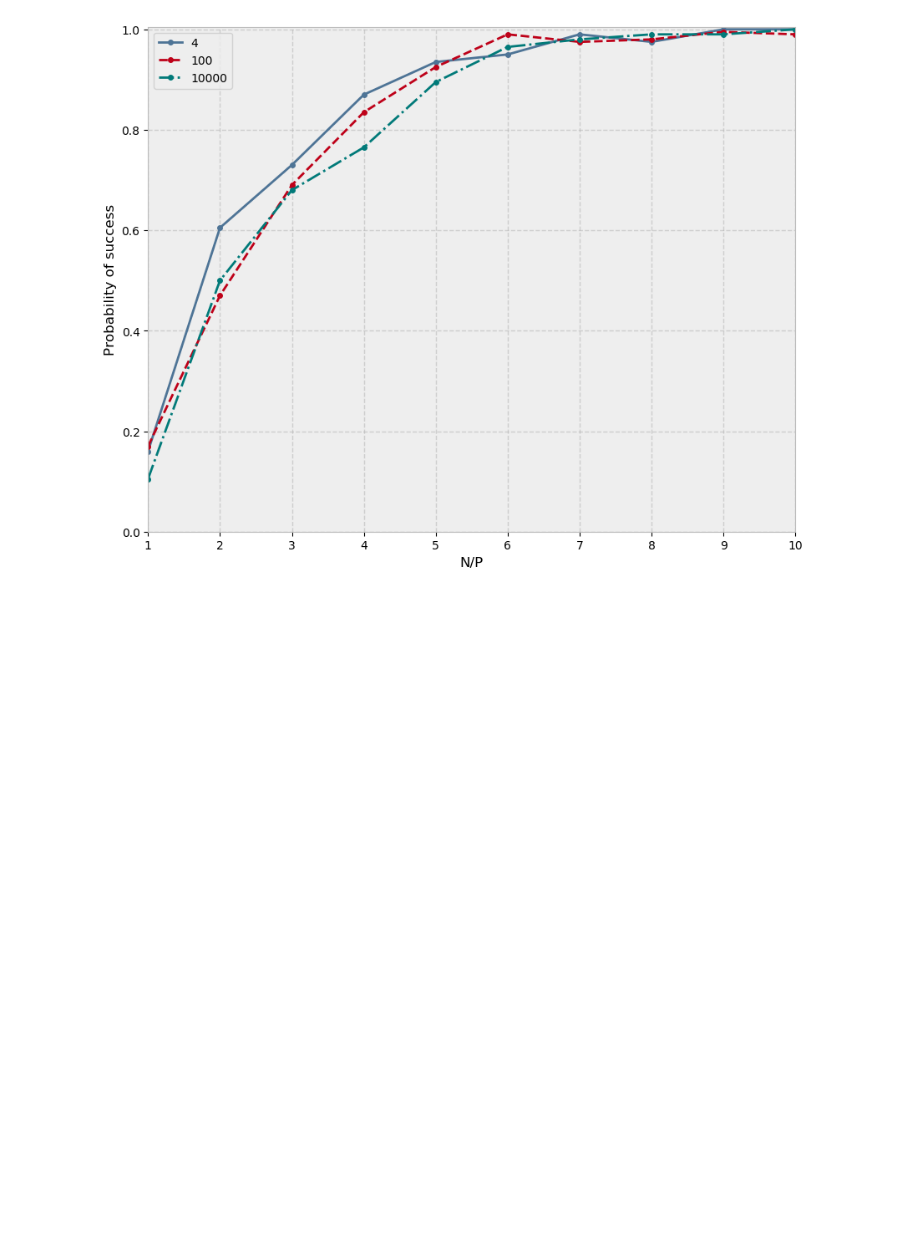
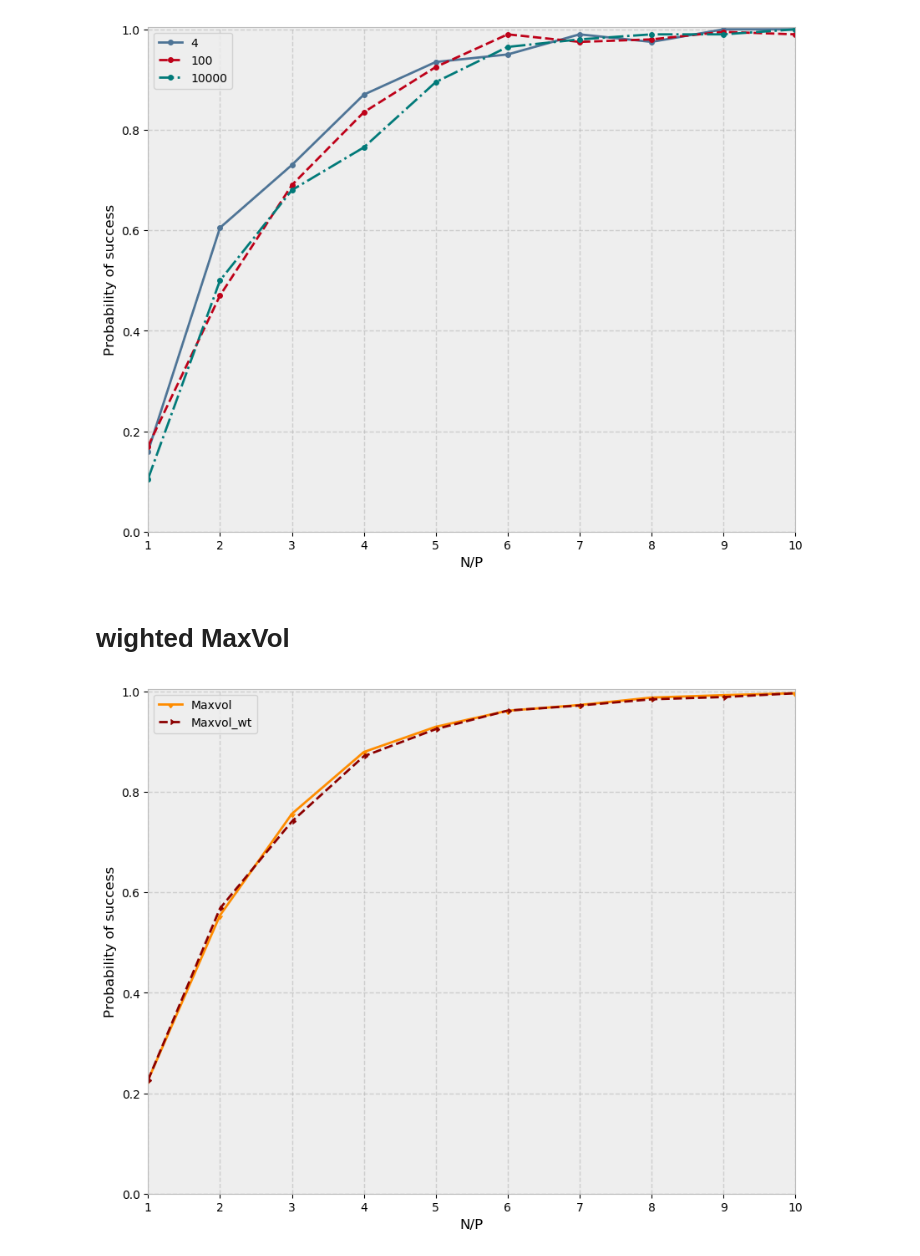
Before and after one commit to glkarpov/wmaxvol, a Jupyter notebook: Doostan_paper.ipynb, the cells around one changed output. Drawn from its saved outputs; the diff is of its cells as text; code cells hidden in the pictures; blank space fills up the shorter version.

Commit message:
Weights added

```diff
--- a/Doostan_paper.ipynb
+++ b/Doostan_paper.ipynb
@@ -131,6 +131,28 @@ def rhs(A, c, noise=False):
     if noise:
         return A@c + 0.03*abs(A@c)*np.random.randn(A.shape[0],1)
     return A@c
+# %%
+def lstsq_weighted(A, rhs, w):
+    assert A.shape[0] == len(w) == len(rhs), "Dimenstion mismatch"
+    #print("Initilal shape A: {}".format(A.shape))
+    #print("Initilal shape rhs: {}".format(rhs.shape))
+    A = (A.T*w).T
+    rhs = (rhs.T*w).T
+    #print("Ending shape A: {}".format(A.shape))
+    #print("Ending shape rhs: {}".format(rhs.shape))
+    #print("shape w: {}".format(w.shape))
+
+    return LA.lstsq(A, rhs, rcond=-1)[0]
+
+def Legendre_wt(x):
+    num_pnts = x.shape[0]
+    d = x.shape[1]
+    ret = np.ones(num_pnts)
+    for pnt in range(num_pnts):
+        for i in range(d):
+            ret[pnt] *= (1.0 - x[pnt, i]**2)**0.25
+
+    return ret
 # %%
 np.random.seed(33)
 
@@ -299,3 +322,5 @@ plt.legend()
 plt.show()
 # %% [output]
 [figure]
+# %% [markdown]
+# wighted MaxVol
@@ -301,0 +389,14 @@ plt.show()
+# %%
+# Nc_N_ratio = 1000
+plt.figure(figsize=(10,8), dpi=100)
+
+plt.plot(N_div_P, errors, 'darkorange', marker=11, label='Maxvol')
+plt.plot(N_div_P, errors_wt, 'darkred', marker=9, label='Maxvol_wt')
+plt.xlabel('N/P')
+plt.ylabel('Probability of success')
+plt.xlim(1,10)
+plt.ylim(0,1.005)
+plt.legend()
+plt.show()
+# %% [output]
+[figure, added]
```
Also changed, not shown: parts of 2 cells of this notebook.
